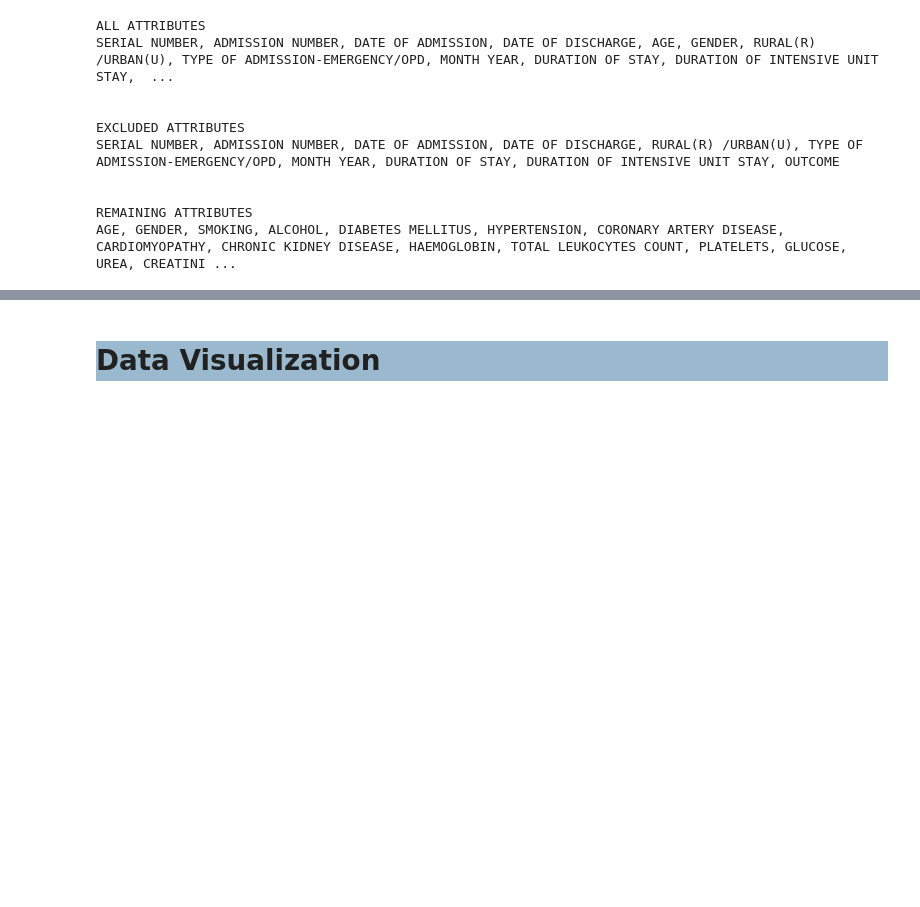
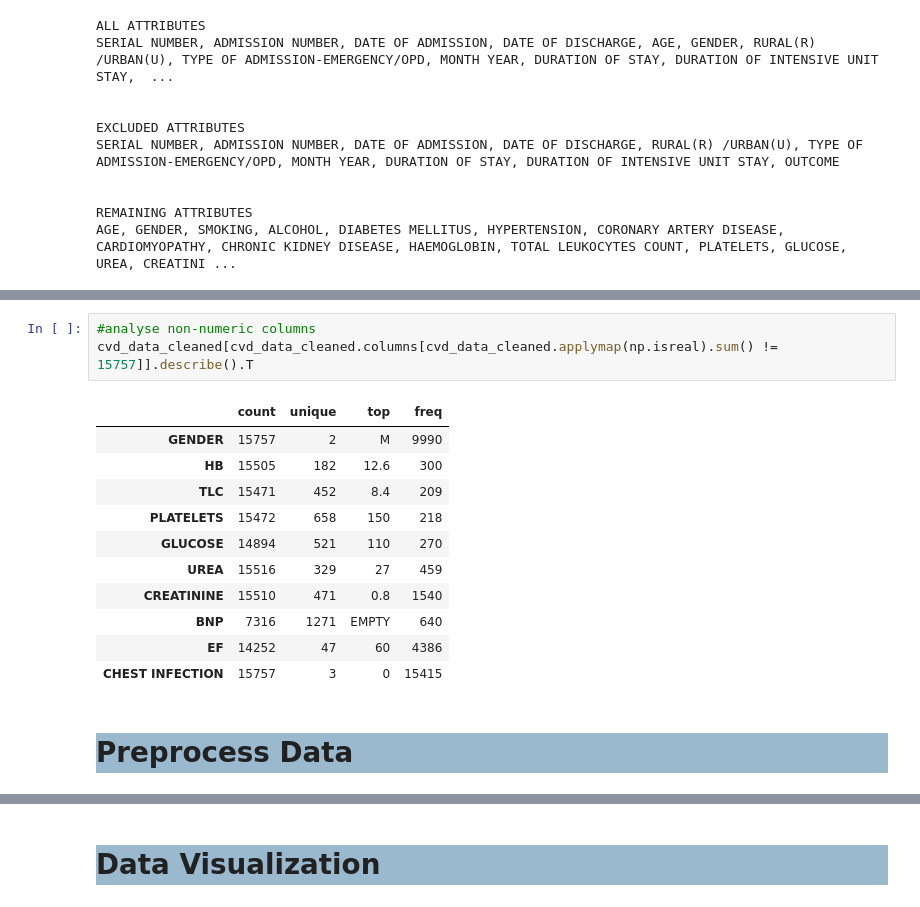
Before and after one commit to jeannamatthews-classes/group-project-cardiovascular-disease-predictor, a Jupyter notebook: CardiovascularDiseasePredictorBackend/src/model/CardiovascularDiseasePredictorModel.ipynb, the cells around one changed output, grey strips where cells are left out. Drawn from its saved outputs; the diff is of its cells as text; blank space fills up the shorter version.

```diff
--- a/CardiovascularDiseasePredictorBackend/src/model/CardiovascularDiseasePredictorModel.ipynb
+++ b/CardiovascularDiseasePredictorBackend/src/model/CardiovascularDiseasePredictorModel.ipynb
@@ -118,0 +157,17 @@ Index(['SNO', 'MRD No.', 'D.O.A', 'D.O.D', 'AGE', 'GENDER', 'RURAL',
+# %%
+#analyse non-numeric columns
+cvd_data_cleaned[cvd_data_cleaned.columns[cvd_data_cleaned.applymap(np.isreal).sum() != 15757]].describe().T
+# %% [output]
+|  | count | unique | top | freq |
+| GENDER | 15757 | 2 | M | 9990 |
+| HB | 15505 | 182 | 12.6 | 300 |
+| TLC | 15471 | 452 | 8.4 | 209 |
+| PLATELETS | 15472 | 658 | 150 | 218 |
+| GLUCOSE | 14894 | 521 | 110 | 270 |
+| UREA | 15516 | 329 | 27 | 459 |
+| CREATININE | 15510 | 471 | 0.8 | 1540 |
+| BNP | 7316 | 1271 | EMPTY | 640 |
+| EF | 14252 | 47 | 60 | 4386 |
+| CHEST INFECTION | 15757 | 3 | 0 | 15415 |
+# %% [markdown]
+<h1 style="background-color:rgba(88, 139, 174, 0.6);">Preprocess Data</h1>
```
Also changed, not shown: parts of 15 cells of this notebook, 1 other file.
